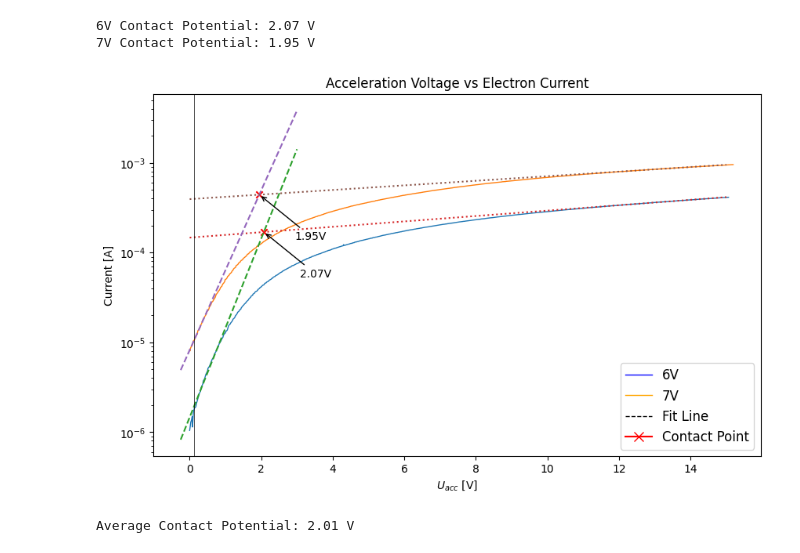
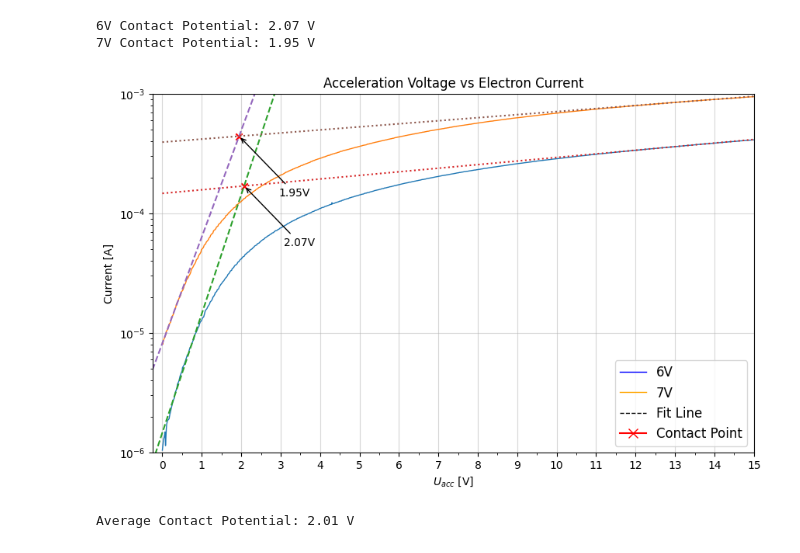
Before and after one commit to kearb-stomp/AdvLabs, a Jupyter notebook: Lab 4/Task 1-1.ipynb, the cells around one changed output. Saved outputs shown, nothing was run; the diff lists cells and outputs as text; code cells hidden in the pictures.

```diff
--- a/Lab 4/Task 1-1.ipynb
+++ b/Lab 4/Task 1-1.ipynb
@@ -33,12 +33,17 @@ data_dict['7V'] = data_dict['7V'].iloc[:min_len].reset_index(drop=True)
 for key, data in data_dict.items():
     data_dict[key]['I'] = data['y'] / internal_resistance
 # %%
-fig, ax = plt.subplots(figsize=(10, 6))
-ax.set(xlabel='$U_{acc}$ [V]', ylabel='Current [A]', title='Acceleration Voltage vs Electron Current')
-for key, data in data_dict.items():
-    ax.plot(data['x'], data['I'], label=key, lw=1)
-ax.set_yscale('log')
-handles, labels = ax.get_legend_handles_labels()
-ax.legend(handles, labels, ncol=2, fontsize=9)
-ax.legend()
-plt.show()
+##########################################################
+# Preliminary plot just to check the data, not for use #
+##########################################################
+
+
+# fig, ax = plt.subplots(figsize=(10, 6))
+# ax.set(xlabel='$U_{acc}$ [V]', ylabel='Current [A]', title='Acceleration Voltage vs Electron Current')
+# for key, data in data_dict.items():
+#     ax.plot(data['x'], data['I'], label=key, lw=1)
+# ax.set_yscale('log')
+# handles, labels = ax.get_legend_handles_labels()
+# ax.legend(handles, labels, ncol=2, fontsize=9)
+# ax.legend()
+# plt.show()
@@ -116,35 +119,41 @@ for key, data in fit_dict.items():
     ax.scatter(U_contact, 10**(data['m1'] * U_contact + data['b1']),
                color='red', marker='x', label=f'{key} Contact Point')
     ax.annotate(f'{U_contact:.2f}V',
                 (U_contact, 10**(data['m1'] * U_contact + data['b1'])),
                 xytext=(U_contact + 1, 10**(data['m1'] * U_contact + data['b1'] - 0.5)),
                 arrowprops=dict(arrowstyle='->', color='black')
                 )
 
 
 # ax2.annotate(f'Peak at x={x_peak[max_index]:.2f} V',
 #                         xy=(x_peak[max_index], max_deriv),
 #                         xytext=(x_peak[max_index] + 0.95, max_deriv),
 #                         arrowprops=dict(arrowstyle='->', color='red'),
 #                         fontsize=10, color='red')
 
 
 
 
 #ax.axvline(x=x_plateau_mins['7V'], color='black', linestyle='-', lw=0.5)
-ax.axvline(x=x_lin_mins['6V'], color='black', linestyle='-', lw=0.5)
+#ax.axvline(x=x_lin_mins['6V'], color='black', linestyle='-', lw=0.5)
+ax.xaxis.set_major_locator(MultipleLocator(1))
+ax.xaxis.set_minor_locator(MultipleLocator(0.5))
+#ax.yaxis.set_major_locator(MultipleLocator(1e-5))
+ax.set_xlim(-0.25, 15)
+ax.set_ylim(1e-6, 1e-3)
+ax.grid(which='major', axis='both', alpha=0.5)
 ax.set_yscale('log')
 handles = [
     Line2D([], [], color='blue', linestyle='-', lw=1, label='6V'),
     Line2D([], [], color='orange', linestyle='-', lw=1, label='7V'),
     Line2D([], [], color='black', linestyle='--', lw=1, label='Fit Line'),
     Line2D([], [], color='red', marker='x', markersize=8, label='Contact Point')
 ]
 ax.legend(handles=handles, loc='best', fontsize=12)
 
 plt.show()
 # %% [output]
-[figure, old version]
+[figure, new version]
 # %%
 contact_potential = contact_df['U_contact'].mean()
 print(f"Average Contact Potential: {contact_potential:.2f} V")
```
Also changed, not shown: parts of 1 cell of this notebook, 4 other files.
